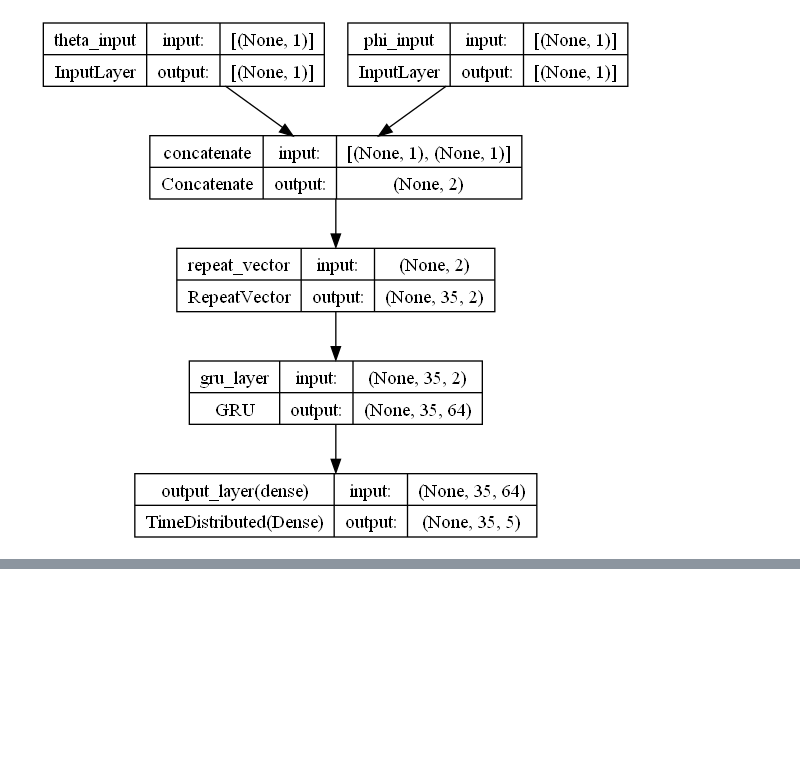
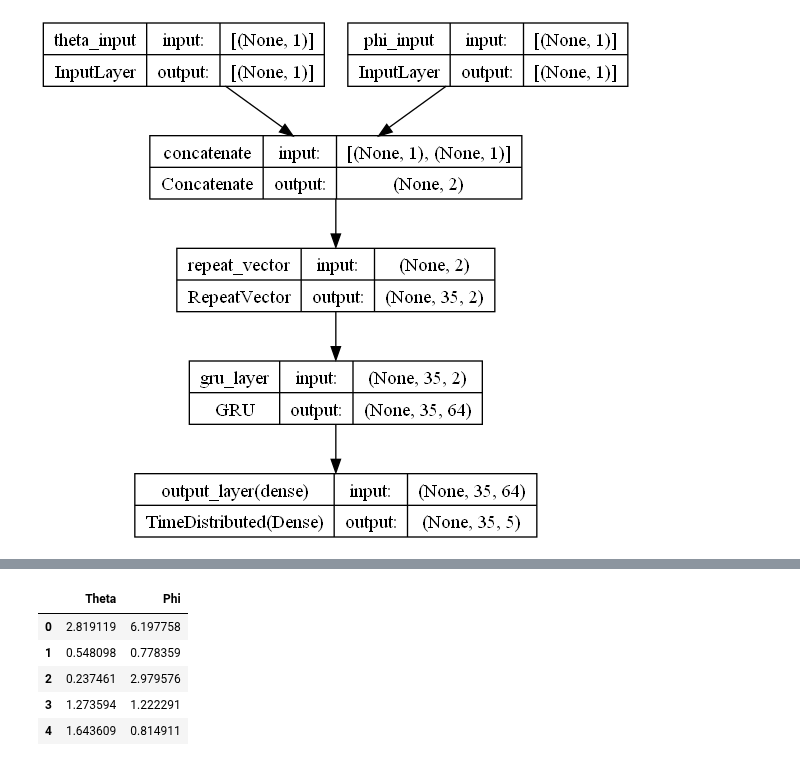
Before and after one commit to NostalgicJ/Quantum_2023, a Jupyter notebook: RNN_Practice/9/model_using/GRU_model_using.ipynb, the cells around one changed output, grey strips where cells are left out. Saved outputs shown, nothing was run; the diff lists cells and outputs as text; code cells hidden in the pictures; blank space fills up the shorter version.

```diff
--- a/RNN_Practice/9/GRU_model_using.ipynb
+++ b/RNN_Practice/9/model_using/GRU_model_using.ipynb
@@ -37 +52,17 @@ print(predicted_sequence_indices[0])
 [0 0 0 0 0 0 0 0 0 0 0 0 0 0 0 0 0 3 2 2 4 4 1 1 3 3 2 2 4 4 1 1 3 3 2]
+# %%
+import pandas as pd
+
+# 깃허브에서 CSV 파일 다운로드
+csv_url = "https://github.com/NostalgicJ/Quantum_2023/raw/test/NVspinData_None_combination_230818.csv"
+df = pd.read_csv(csv_url)
+
+shuffled_data = df.sample(frac=1).reset_index(drop=True)
+shuffled_data.head()
+# %% [output]
+|  | Theta | Phi |
+| 0 | 2.819119 | 6.197758 |
+| 1 | 0.548098 | 0.778359 |
+| 2 | 0.237461 | 2.979576 |
+| 3 | 1.273594 | 1.222291 |
+| 4 | 1.643609 | 0.814911 |
```
Also changed, not shown: parts of 6 cells of this notebook, 22 other files.
